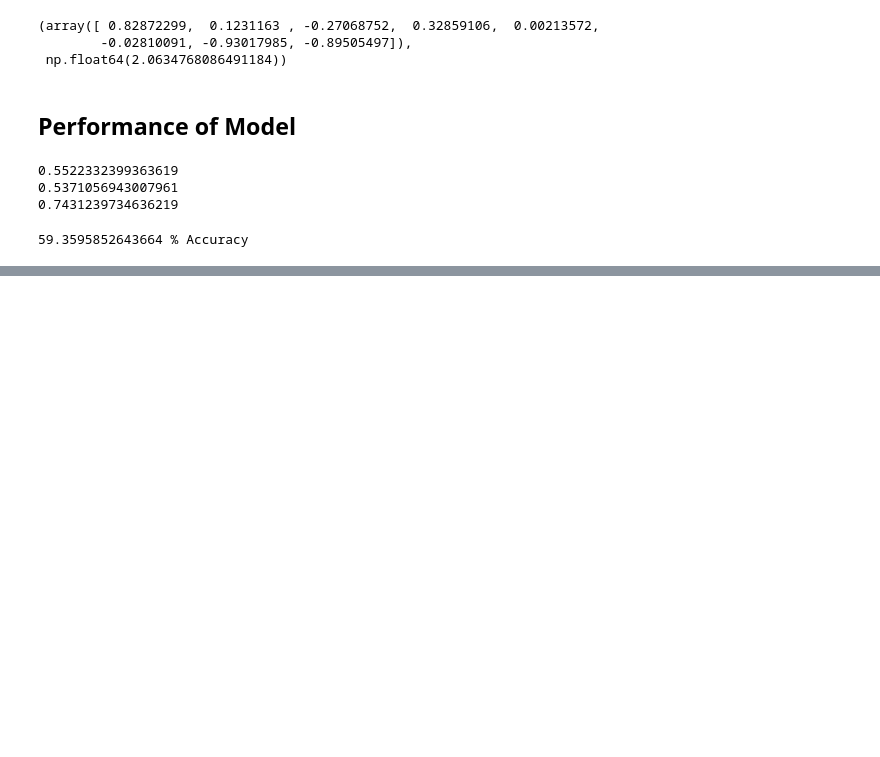
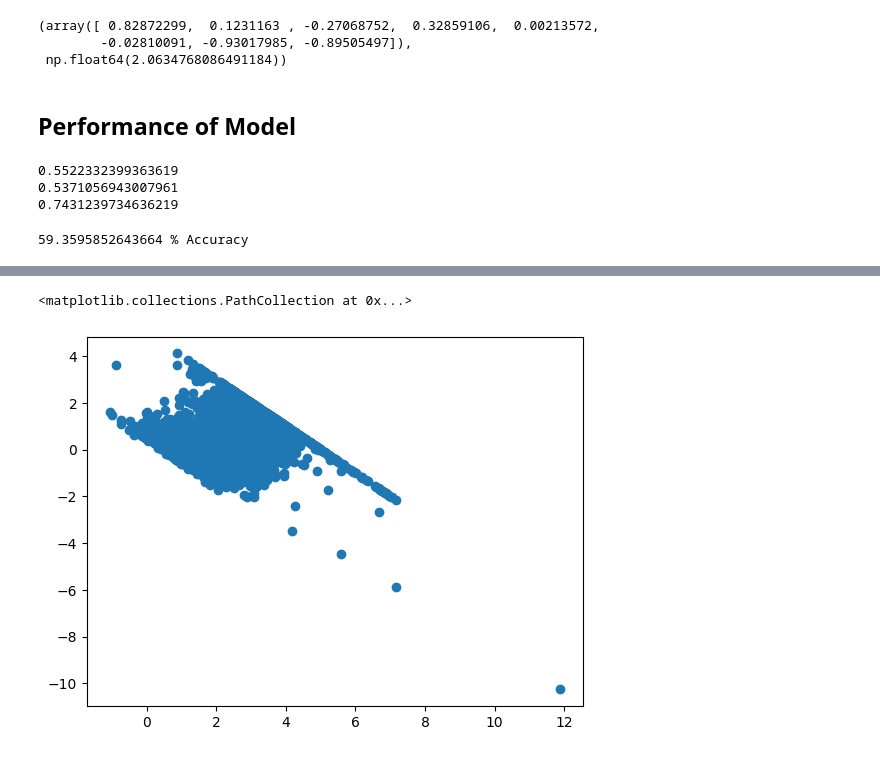
Before and after one commit to z-ABYa/ML, a Jupyter notebook: Linear regression/multiple-lr2.ipynb, the cells around one changed output, grey strips where cells are left out. Saved outputs shown, nothing was run; the diff lists cells and outputs as text; code cells hidden in the pictures; blank space fills up the shorter version.

```diff
--- a/Linear regression/multiple-lr2.ipynb
+++ b/Linear regression/multiple-lr2.ipynb
@@ -172,0 +200,5 @@ print(score,"% Accuracy")
+# %%
+plt.scatter(y_pred, residuals)
+# %% [output]
+<matplotlib.collections.PathCollection at 0x...>
+[figure, added]
```
Also changed, not shown: parts of 8 cells of this notebook.
